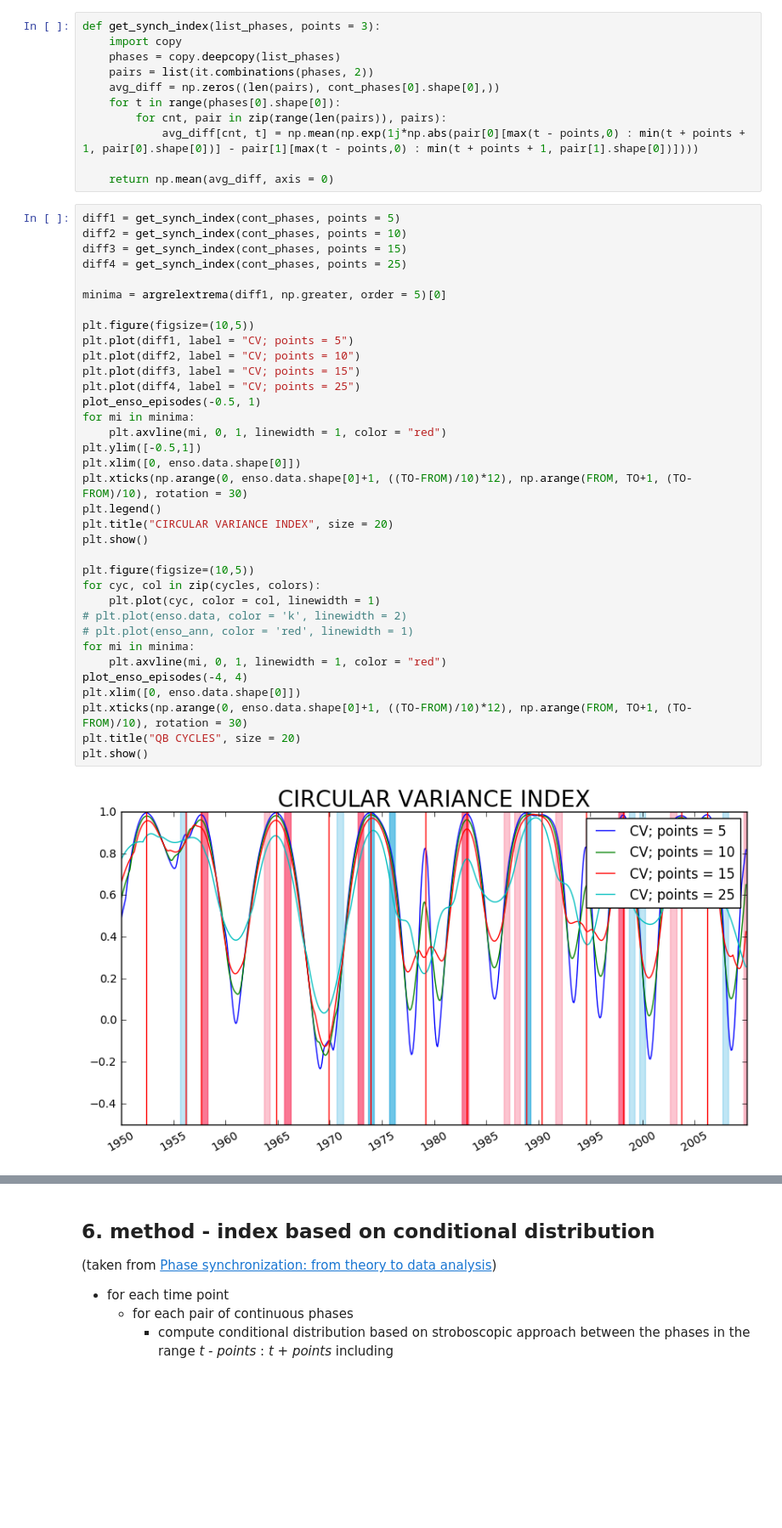
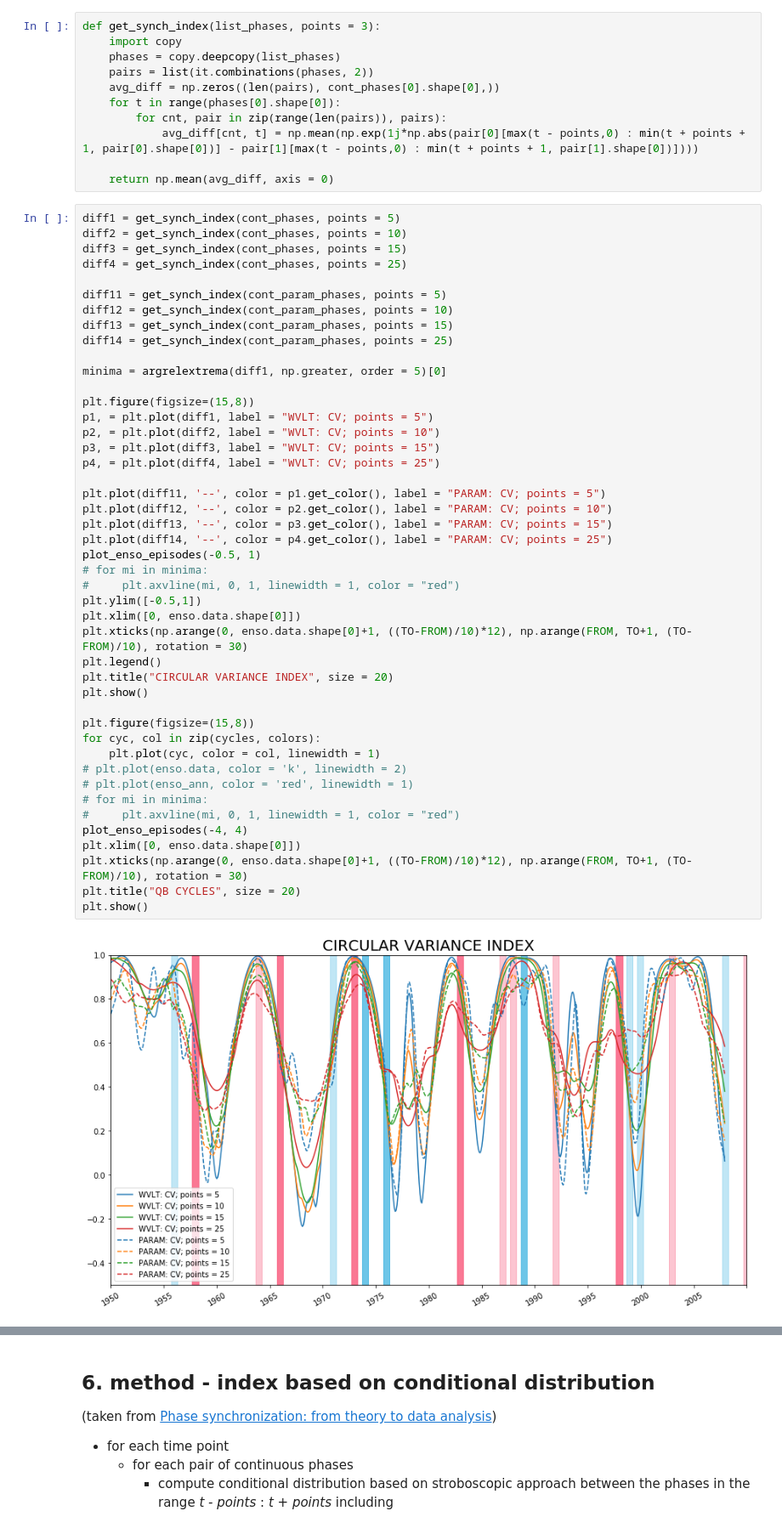
Before and after one commit to jajcayn/enso_QB, a Jupyter notebook: notebooks/QB index.ipynb, the cells around one changed output, grey strips where cells are left out. Shown at 85% size. Saved outputs shown, nothing was run; the diff lists cells and outputs as text; blank space fills up the shorter version.

Commit message:
parametric phases

```diff
--- a/notebooks/QB index.ipynb
+++ b/notebooks/QB index.ipynb
@@ -445,37 +484,47 @@ def get_synch_index(list_phases, points = 3):
 # %%
 diff1 = get_synch_index(cont_phases, points = 5)
 diff2 = get_synch_index(cont_phases, points = 10)
 diff3 = get_synch_index(cont_phases, points = 15)
 diff4 = get_synch_index(cont_phases, points = 25)
 
+diff11 = get_synch_index(cont_param_phases, points = 5)
+diff12 = get_synch_index(cont_param_phases, points = 10)
+diff13 = get_synch_index(cont_param_phases, points = 15)
+diff14 = get_synch_index(cont_param_phases, points = 25)
+
 minima = argrelextrema(diff1, np.greater, order = 5)[0]
 
-plt.figure(figsize=(10,5))
-plt.plot(diff1, label = "CV; points = 5")
-plt.plot(diff2, label = "CV; points = 10")
-plt.plot(diff3, label = "CV; points = 15")
-plt.plot(diff4, label = "CV; points = 25")
+plt.figure(figsize=(15,8))
+p1, = plt.plot(diff1, label = "WVLT: CV; points = 5")
+p2, = plt.plot(diff2, label = "WVLT: CV; points = 10")
+p3, = plt.plot(diff3, label = "WVLT: CV; points = 15")
+p4, = plt.plot(diff4, label = "WVLT: CV; points = 25")
+
+plt.plot(diff11, '--', color = p1.get_color(), label = "PARAM: CV; points = 5")
+plt.plot(diff12, '--', color = p2.get_color(), label = "PARAM: CV; points = 10")
+plt.plot(diff13, '--', color = p3.get_color(), label = "PARAM: CV; points = 15")
+plt.plot(diff14, '--', color = p4.get_color(), label = "PARAM: CV; points = 25")
 plot_enso_episodes(-0.5, 1)
-for mi in minima:
-    plt.axvline(mi, 0, 1, linewidth = 1, color = "red")
+# for mi in minima:
+#     plt.axvline(mi, 0, 1, linewidth = 1, color = "red")
 plt.ylim([-0.5,1])
 plt.xlim([0, enso.data.shape[0]])
 plt.xticks(np.arange(0, enso.data.shape[0]+1, ((TO-FROM)/10)*12), np.arange(FROM, TO+1, (TO-FROM)/10), rotation = 30)
 plt.legend()
 plt.title("CIRCULAR VARIANCE INDEX", size = 20)
 plt.show()
 
-plt.figure(figsize=(10,5))
+plt.figure(figsize=(15,8))
 for cyc, col in zip(cycles, colors):
     plt.plot(cyc, color = col, linewidth = 1)
 # plt.plot(enso.data, color = 'k', linewidth = 2)
 # plt.plot(enso_ann, color = 'red', linewidth = 1)
-for mi in minima:
-    plt.axvline(mi, 0, 1, linewidth = 1, color = "red")
+# for mi in minima:
+#     plt.axvline(mi, 0, 1, linewidth = 1, color = "red")
 plot_enso_episodes(-4, 4)
 plt.xlim([0, enso.data.shape[0]])
 plt.xticks(np.arange(0, enso.data.shape[0]+1, ((TO-FROM)/10)*12), np.arange(FROM, TO+1, (TO-FROM)/10), rotation = 30)
 plt.title("QB CYCLES", size = 20)
 plt.show()
 # %% [output]
-[figure, old version]
+[figure, new version]
```
Also changed, not shown: parts of 9 cells of this notebook.
